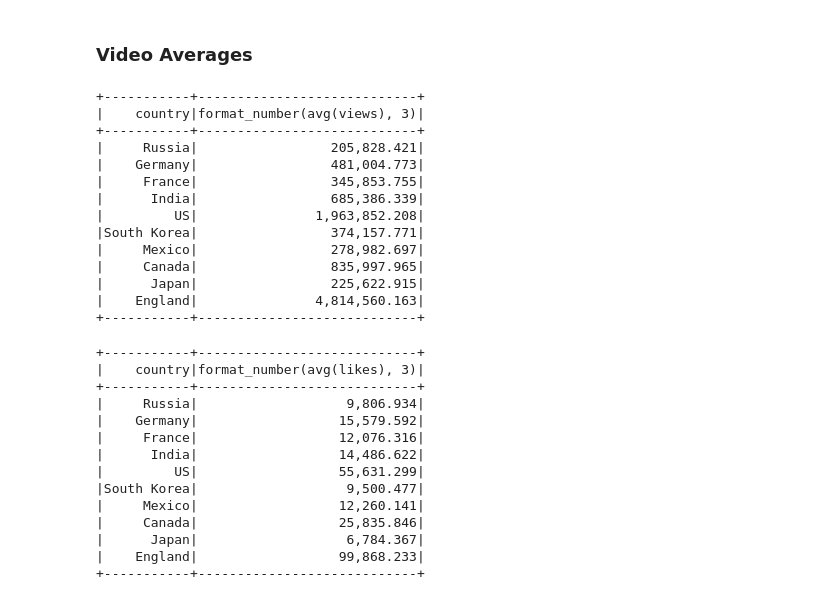
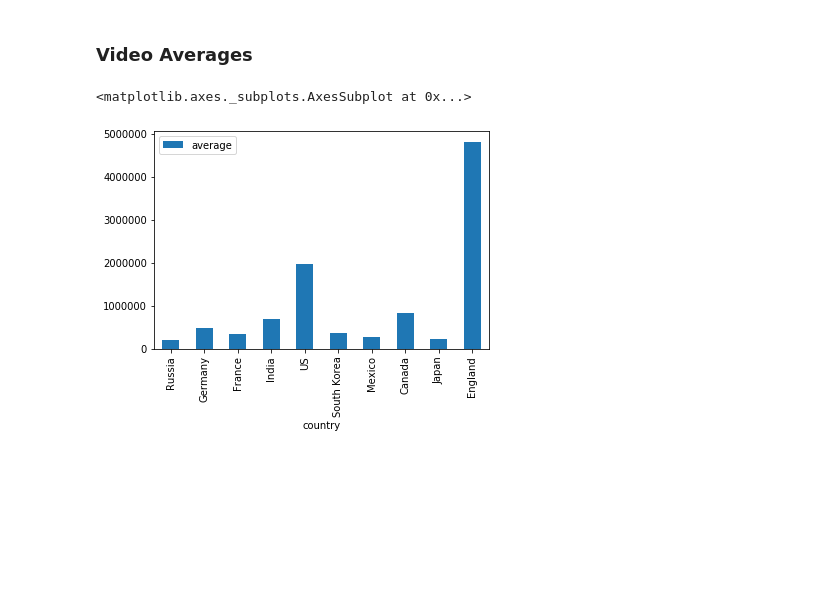
Before and after one commit to KristiWerry/YouTube_Trending_Data_Analysis, a Jupyter notebook: Final Project.ipynb, the cells around one changed output. Drawn from its saved outputs; the diff is of its cells as text; code cells hidden in the pictures; blank space fills up the shorter version.

Commit message:
Added Graphs and Word Freq

```diff
--- a/Final Project.ipynb
+++ b/Final Project.ipynb
@@ -142,41 +126,14 @@ nodup_data = all_data.orderBy(col("views").desc()).dropDuplicates(["video_id", "
 # takes in a dataframe, a grouping, and a column name and returns
 # the average of that column based on the group
 def average_by_group(df, group, column):
-    return df.groupBy(group).agg(format_number(avg(col(column)), 3))
+    return df.groupBy(group).agg(avg(col(column)).alias("average"))
 # %%
 #Out of the trending videos, average number of views
 #change to not duplicate data instead of all_data
-average_by_group(nodup_data, "country", "views").show()
+average_by_group(nodup_data, "country", "views").toPandas().plot(kind='bar', y='average', x='country')
 # %% [output]
-+-----------+----------------------------+
-|    country|format_number(avg(views), 3)|
-+-----------+----------------------------+
-|     Russia|                 205,828.421|
-|    Germany|                 481,004.773|
-|     France|                 345,853.755|
-|      India|                 685,386.339|
-|         US|               1,963,852.208|
-|South Korea|                 374,157.771|
-|     Mexico|                 278,982.697|
-|     Canada|                 835,997.965|
-|      Japan|                 225,622.915|
-|    England|               4,814,560.163|
-+-----------+----------------------------+
+<matplotlib.axes._subplots.AxesSubplot at 0x...>
+[figure, added]
 # %%
-average_by_group(nodup_data, "country", "likes").show()
+average_by_group(nodup_data, "country", "likes").toPandas().plot(kind='bar', y='average', x='country')
-# %% [output]
-+-----------+----------------------------+
-|    country|format_number(avg(likes), 3)|
-+-----------+----------------------------+
-|     Russia|                   9,806.934|
-|    Germany|                  15,579.592|
-|     France|                  12,076.316|
-|      India|                  14,486.622|
-|         US|                  55,631.299|
-|South Korea|                   9,500.477|
-|     Mexico|                  12,260.141|
-|     Canada|                  25,835.846|
-|      Japan|                   6,784.367|
-|    England|                  99,868.233|
-+-----------+----------------------------+
 # %%
```
Also changed, not shown: parts of 26 cells of this notebook.
